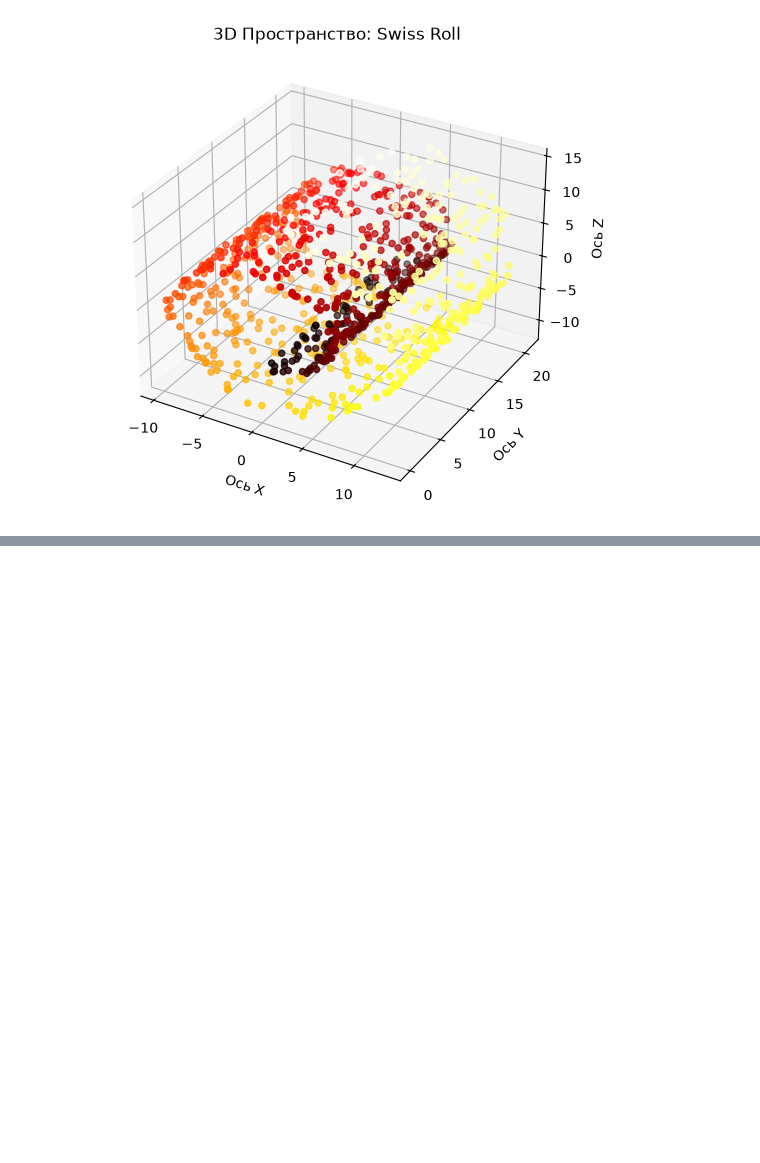
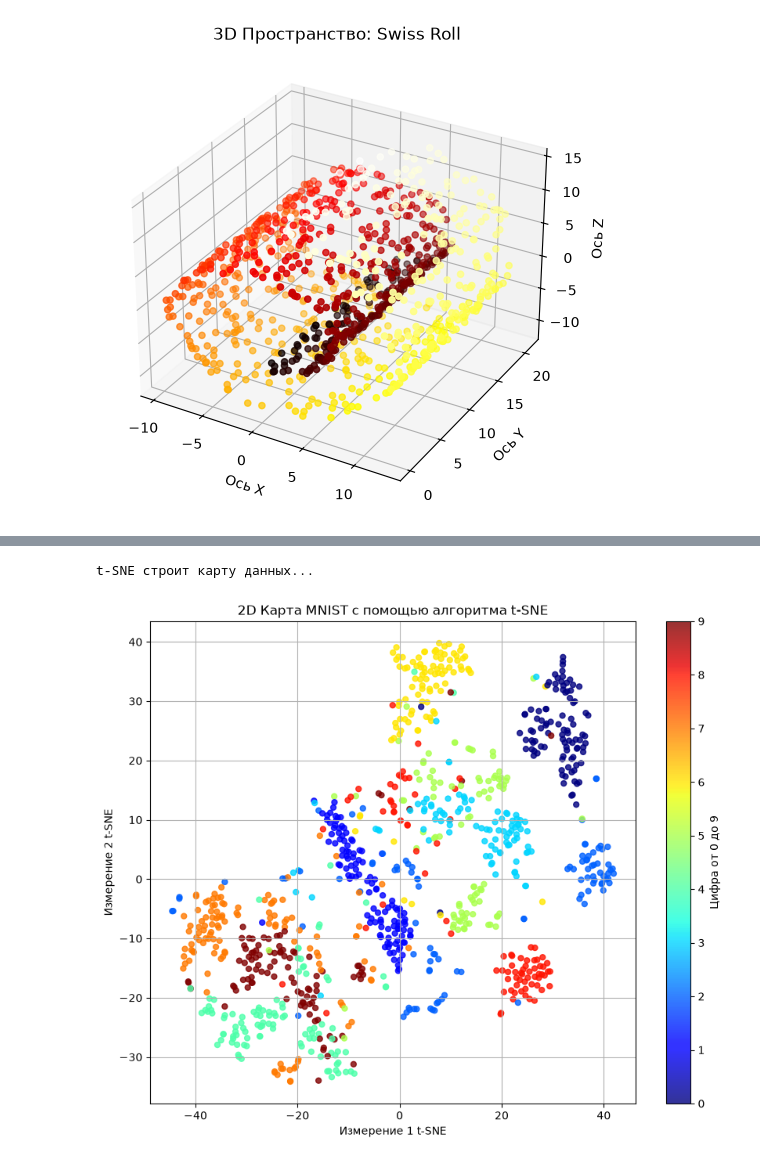
Before and after one commit to Uliana-int/SVM-small-project, a Jupyter notebook: dimensionality_reduction.ipynb, the cells around one changed output, grey strips where cells are left out. Saved outputs shown, nothing was run; the diff lists cells and outputs as text; code cells hidden in the pictures; blank space fills up the shorter version.

```diff
--- a/dimensionality_reduction.ipynb
+++ b/dimensionality_reduction.ipynb
@@ -41,0 +109,19 @@ plt.show()
+# %%
+X_tsne_data = X_mnist[:1000]
+y_tsne_labels = y_mnist[:1000].astype(int)
+
+print("t-SNE строит карту данных...")
+tsne = TSNE(n_components=2, init="pca", learning_rate="auto", random_state=42)
+X_reduced_tsne = tsne.fit_transform(X_tsne_data)
+
+plt.figure(figsize=(10, 8))
+scatter = plt.scatter(X_reduced_tsne[:, 0], X_reduced_tsne[:, 1], c=y_tsne_labels, cmap="jet", alpha=0.8, s=25)
+plt.colorbar(scatter, label="Цифра от 0 до 9")
+plt.title("2D Карта MNIST с помощью алгоритма t-SNE")
+plt.xlabel("Измерение 1 t-SNE")
+plt.ylabel("Измерение 2 t-SNE")
+plt.grid(True)
+plt.show()
+# %% [output]
+t-SNE строит карту данных...
+[figure, added]
```
Also changed, not shown: parts of 5 cells of this notebook.
